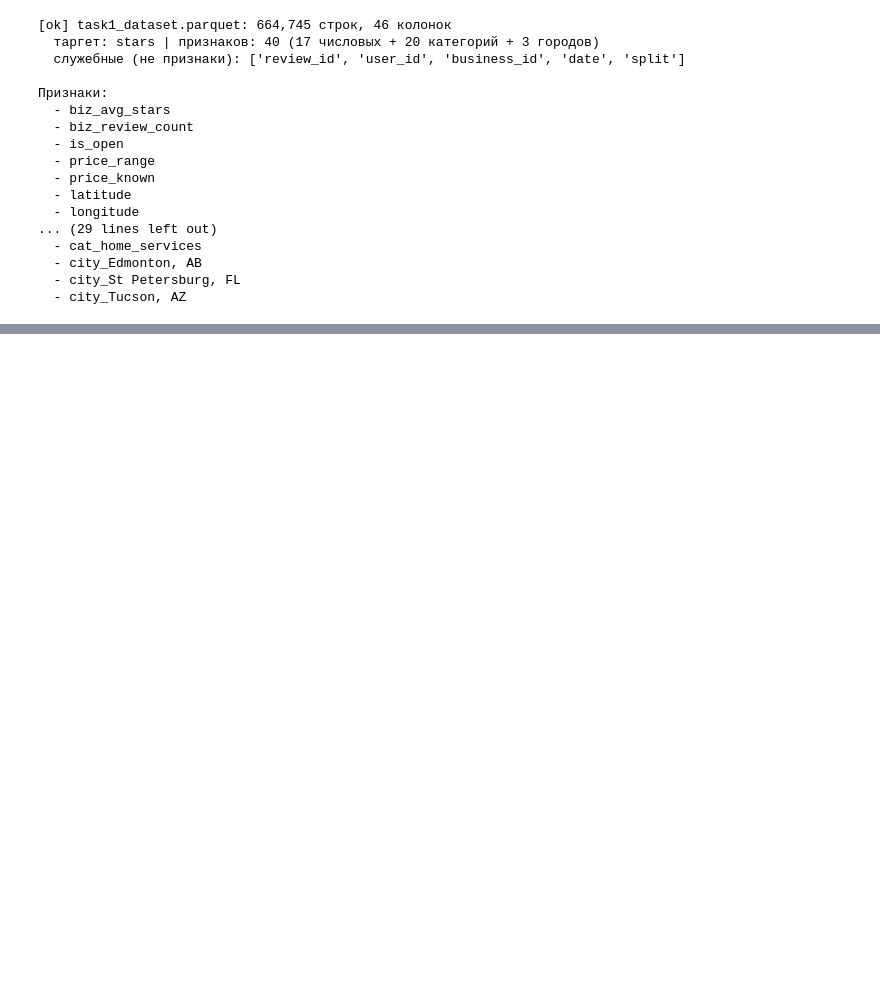
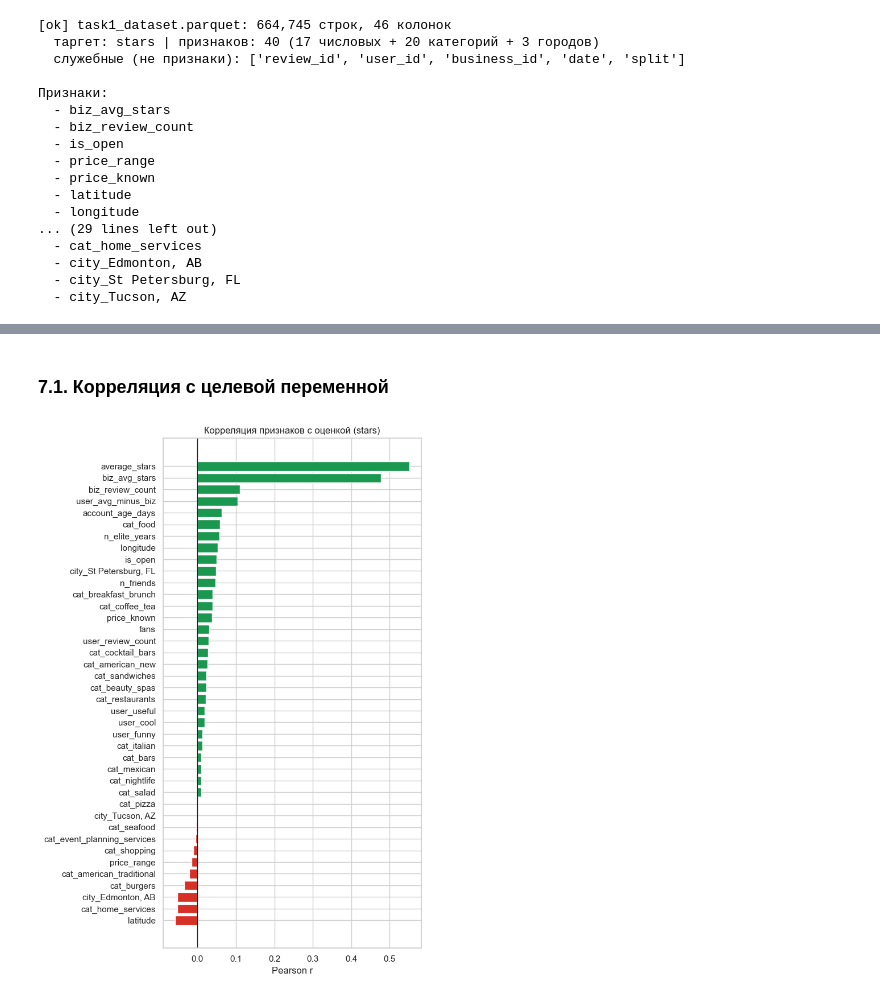
Before and after one commit to bluesteelll/gp5, a Jupyter notebook: notebooks/task1.ipynb, the cells around one changed output, grey strips where cells are left out. Drawn from its saved outputs; the diff is of its cells as text; code cells hidden in the pictures; blank space fills up the shorter version.

```diff
--- a/notebooks/task1.ipynb
+++ b/notebooks/task1.ipynb
@@ -197,0 +204,14 @@ for col in feature_cols:
+# %%
+import matplotlib.pyplot as plt
+import seaborn as sns
+from _constants import ARTIFACTS, ENABLE_ARTIFACTS
+
+sns.set_theme(style="whitegrid")
+
+train = df[df["split"] == "train"]
+corr = train[feature_cols + ["stars"]].corr(method="pearson")
+
+target_corr = corr["stars"].drop("stars").sort_values(ascending=False)
+print("Корреляция признаков с таргетом stars (Pearson, train):")
+for name, val in target_corr.items():
+    print(f"  {val:+.3f}  {name}")
@@ -197,0 +236,15 @@ for col in feature_cols:
+# %% [markdown]
+### 7.1. Корреляция с целевой переменной
+# %%
+fig, ax = plt.subplots(figsize=(7, 10))
+colors = ["#d73027" if v < 0 else "#1a9850" for v in target_corr.values]
+ax.barh(target_corr.index[::-1], target_corr.values[::-1], color=colors[::-1])
+ax.axvline(0, color="k", lw=1)
+ax.set_title("Корреляция признаков с оценкой (stars)")
+ax.set_xlabel("Pearson r")
+if ENABLE_ARTIFACTS:
+    ARTIFACTS.mkdir(parents=True, exist_ok=True)
+    plt.tight_layout(); plt.savefig(ARTIFACTS / "task1_target_corr.png", dpi=140, bbox_inches="tight")
+plt.show()
+# %% [output]
+[figure, added]
```
Also changed, not shown: parts of 37 cells of this notebook.
